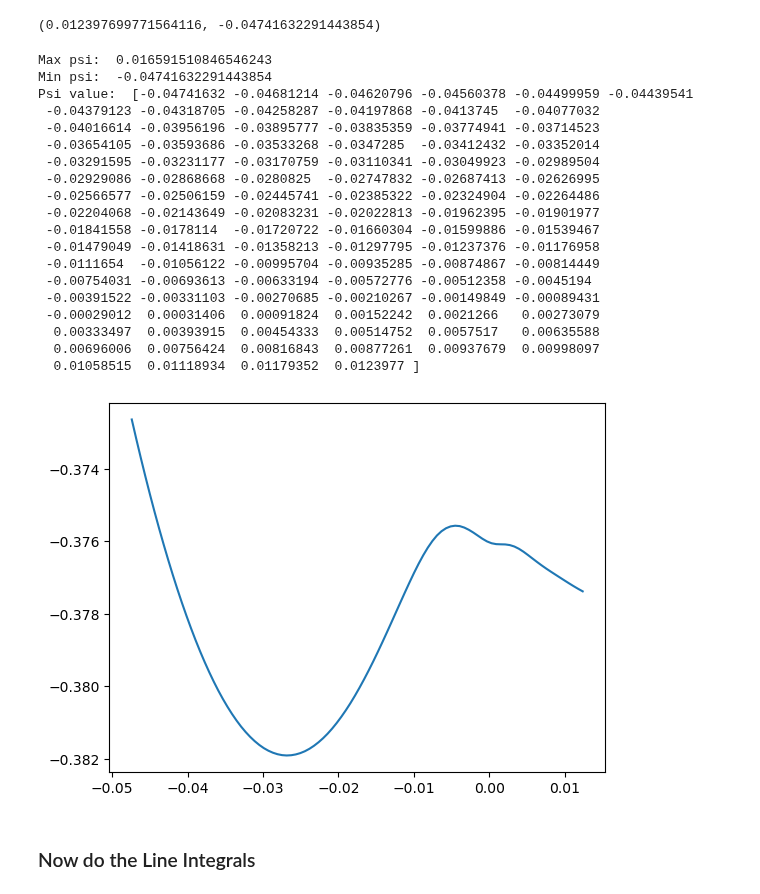
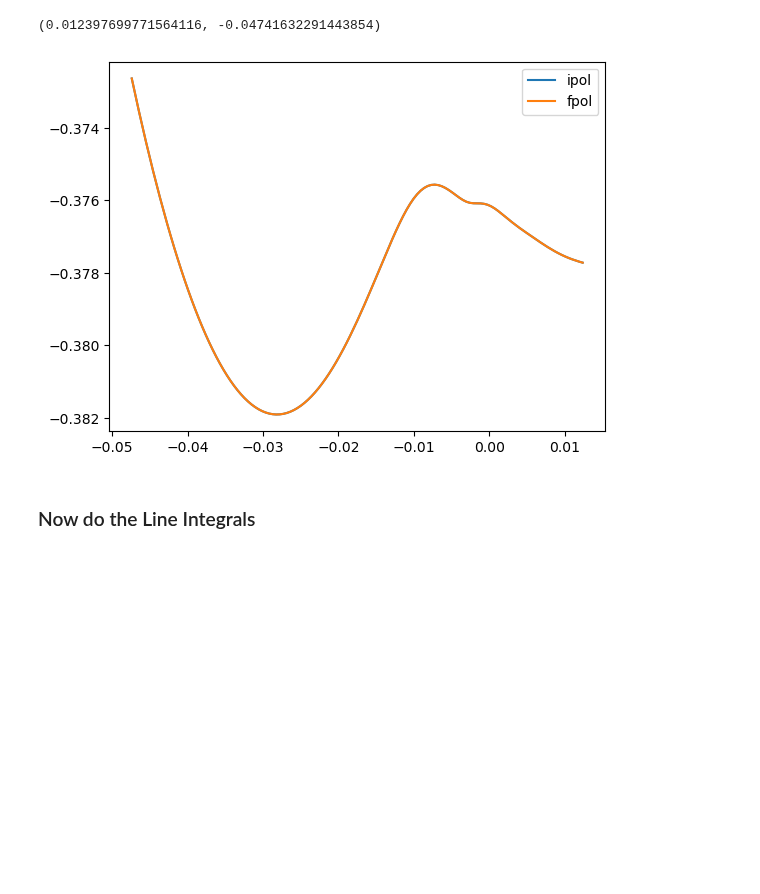
Before and after one commit to Fuad-HH/eqdsk2py, a Jupyter notebook: fieldFollowingAlg.ipynb, the cells around one changed output. Cells and saved outputs as stored; diff of their text form; code cells hidden in the pictures; blank space fills up the shorter version.

```diff
--- a/fieldFollowingAlg.ipynb
+++ b/fieldFollowingAlg.ipynb
@@ -145,19 +145,3 @@ plt.show()
 # %% [markdown]
 #### The Algorithm
 Now we have everything to compute the separatrix curve. Now we will use the field following method to compute the separatrix curve.
-# %%
-# get the ipol 1D array and generate the ipol function using interp1d
-ipol = data['fpol']
-
-# create a linear interpolation function using the ipol array and map from 0 to 1
-# the function gets value from 0 to 1 and returns the value of the ipol at that point
-def fpol(x):
-    global ipol
-    return np.interp(x, np.linspace(0, 1, len(ipol)), ipol)
-# %%
-# plot fpol
-x = np.linspace(0, 1, len(ipol))
-plt.plot(x, ipol, label='ipol')
-plt.plot(x, fpol(x), label='fpol')
-plt.legend()
-plt.show()
@@ -216,32 +198,3 @@ min_psi = spline(o_point[0], o_point[1])[0][0]
 max_psi, min_psi
 # %% [output]
 (0.012397699771564116, -0.04741632291443854)
-# %%
-# create a linspace from the minimum to the maximum of psi and get the poloidal current at those points
-psi_values = np.linspace(min_psi, max_psi, 100)
-pol_current = get_pol_current(psi_values)
-
-# plot the poloidal current
-plt.plot(psi_values, pol_current)
-plt.show()
-# %% [output]
-Max psi:  0.016591510846546243
-Min psi:  -0.04741632291443854
-Psi value:  [-0.04741632 -0.04681214 -0.04620796 -0.04560378 -0.04499959 -0.04439541
- -0.04379123 -0.04318705 -0.04258287 -0.04197868 -0.0413745  -0.04077032
- -0.04016614 -0.03956196 -0.03895777 -0.03835359 -0.03774941 -0.03714523
- -0.03654105 -0.03593686 -0.03533268 -0.0347285  -0.03412432 -0.03352014
- -0.03291595 -0.03231177 -0.03170759 -0.03110341 -0.03049923 -0.02989504
- -0.02929086 -0.02868668 -0.0280825  -0.02747832 -0.02687413 -0.02626995
- -0.02566577 -0.02506159 -0.02445741 -0.02385322 -0.02324904 -0.02264486
- -0.02204068 -0.02143649 -0.02083231 -0.02022813 -0.01962395 -0.01901977
- -0.01841558 -0.0178114  -0.01720722 -0.01660304 -0.01599886 -0.01539467
- -0.01479049 -0.01418631 -0.01358213 -0.01297795 -0.01237376 -0.01176958
- -0.0111654  -0.01056122 -0.00995704 -0.00935285 -0.00874867 -0.00814449
- -0.00754031 -0.00693613 -0.00633194 -0.00572776 -0.00512358 -0.0045194
- -0.00391522 -0.00331103 -0.00270685 -0.00210267 -0.00149849 -0.00089431
- -0.00029012  0.00031406  0.00091824  0.00152242  0.0021266   0.00273079
-  0.00333497  0.00393915  0.00454333  0.00514752  0.0057517   0.00635588
-  0.00696006  0.00756424  0.00816843  0.00877261  0.00937679  0.00998097
-  0.01058515  0.01118934  0.01179352  0.0123977 ]
-[figure, removed]
@@ -248,3 +211,12 @@ Psi value:  [-0.04741632 -0.04681214 -0.04620796 -0.04560378 -0.04499959 -0.0443
+# %%
+# plot fpol
+x = np.linspace(min_psi, max_psi, len(ipol))
+plt.plot(x, ipol, label='ipol')
+plt.plot(x, fpol(x, min_psi, max_psi), label='fpol')
+plt.legend()
+plt.show()
+# %% [output]
+[figure, added]
 # %% [markdown]
 ### Now do the Line Integrals
 # %%
```
Also changed, not shown: parts of 16 cells of this notebook.
